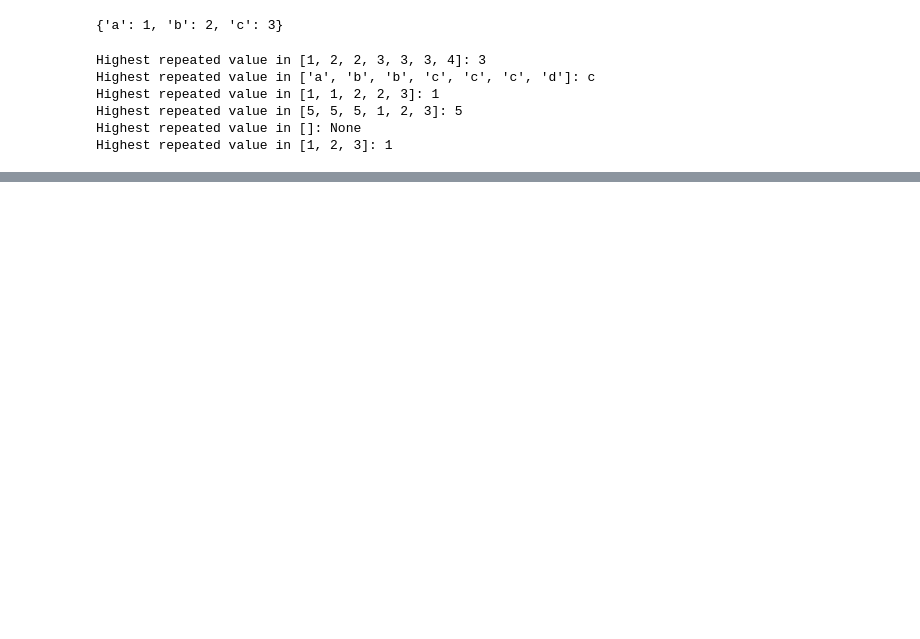
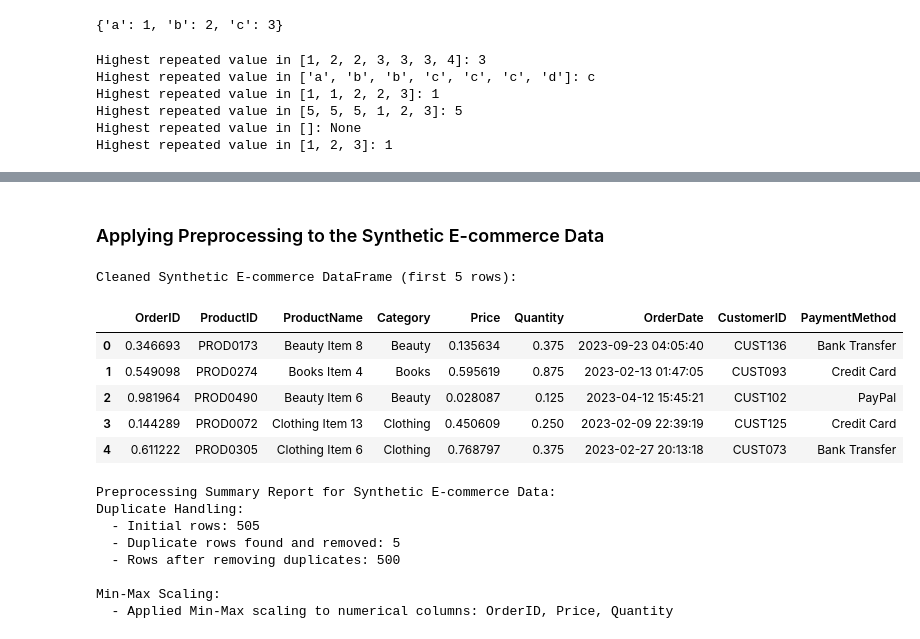
Before and after one commit to Bibhuti-MLAI/Python-Coding-Interview, a Jupyter notebook: Practice.ipynb, the cells around one changed output, grey strips where cells are left out. Saved outputs shown, nothing was run; the diff lists cells and outputs as text; code cells hidden in the pictures; blank space fills up the shorter version.

```diff
--- a/Practice.ipynb
+++ b/Practice.ipynb
@@ -1385,0 +1601,31 @@ Highest repeated value in [1, 2, 3]: 1
+# %% [markdown]
+### Applying Preprocessing to the Synthetic E-commerce Data
+# %%
+# Apply the preprocessing function to the synthetic e-commerce DataFrame
+cleaned_ecommerce_df, ecommerce_report = preprocess_dataframe(ecommerce_df)
+
+print("Cleaned Synthetic E-commerce DataFrame (first 5 rows):")
+display(cleaned_ecommerce_df.head())
+
+print("\nPreprocessing Summary Report for Synthetic E-commerce Data:")
+print(ecommerce_report)
+
+# Update the 'cleaned_df' variable to hold the preprocessed e-commerce data
+# This will allow subsequent EDA cells to work on this dataset
+cleaned_df = cleaned_ecommerce_df.copy()
+# %% [output]
+Cleaned Synthetic E-commerce DataFrame (first 5 rows):
+|  | OrderID | ProductID | ProductName | Category | Price | Quantity | OrderDate | CustomerID | PaymentMethod |
+| 0 | 0.346693 | PROD0173 | Beauty Item 8 | Beauty | 0.135634 | 0.375 | 2023-09-23 04:05:40 | CUST136 | Bank Transfer |
+| 1 | 0.549098 | PROD0274 | Books Item 4 | Books | 0.595619 | 0.875 | 2023-02-13 01:47:05 | CUST093 | Credit Card |
+| 2 | 0.981964 | PROD0490 | Beauty Item 6 | Beauty | 0.028087 | 0.125 | 2023-04-12 15:45:21 | CUST102 | PayPal |
+| 3 | 0.144289 | PROD0072 | Clothing Item 13 | Clothing | 0.450609 | 0.250 | 2023-02-09 22:39:19 | CUST125 | Credit Card |
+| 4 | 0.611222 | PROD0305 | Clothing Item 6 | Clothing | 0.768797 | 0.375 | 2023-02-27 20:13:18 | CUST073 | Bank Transfer |
+Preprocessing Summary Report for Synthetic E-commerce Data:
+Duplicate Handling:
+  - Initial rows: 505
+  - Duplicate rows found and removed: 5
+  - Rows after removing duplicates: 500
+
+Min-Max Scaling:
+  - Applied Min-Max scaling to numerical columns: OrderID, Price, Quantity
```
Also changed, not shown: parts of 32 cells of this notebook.
